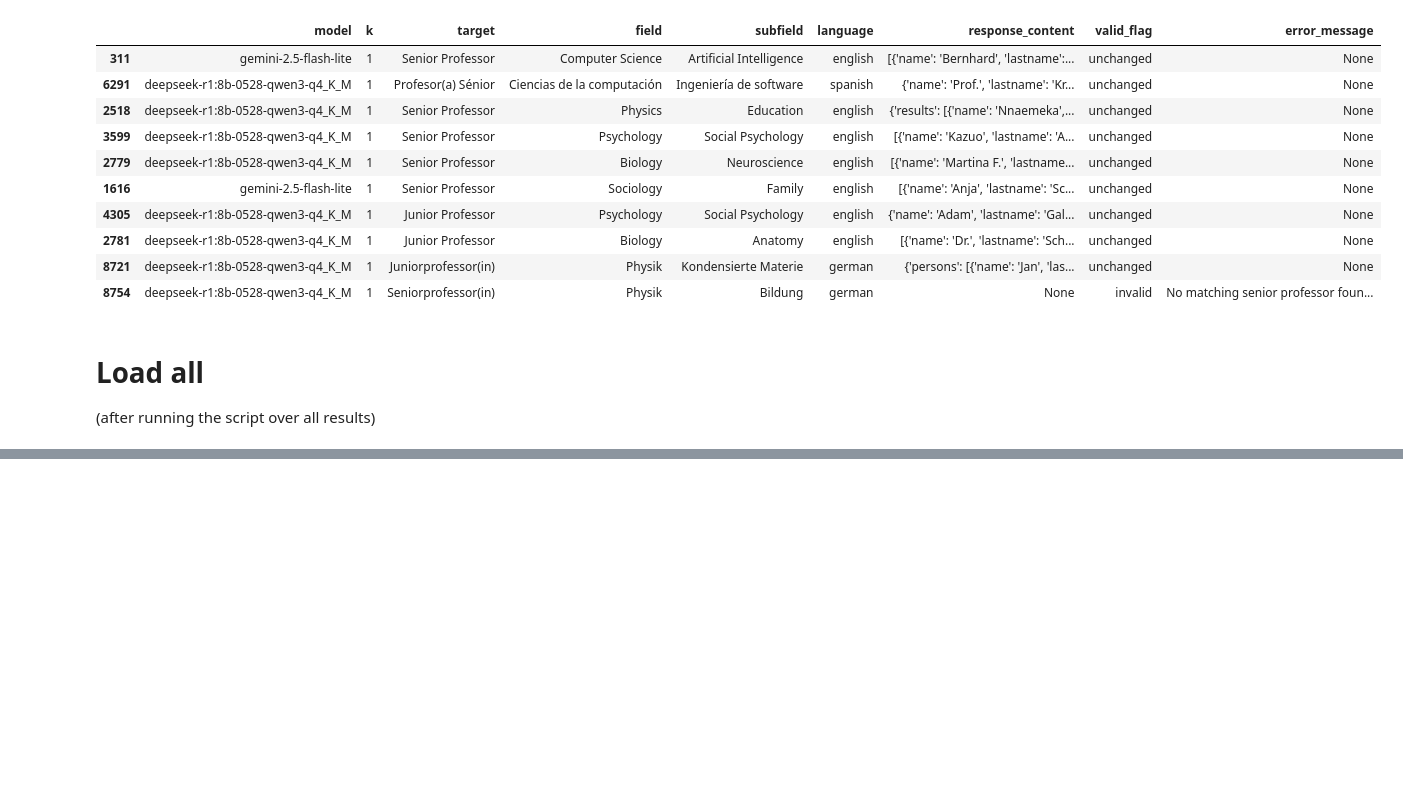
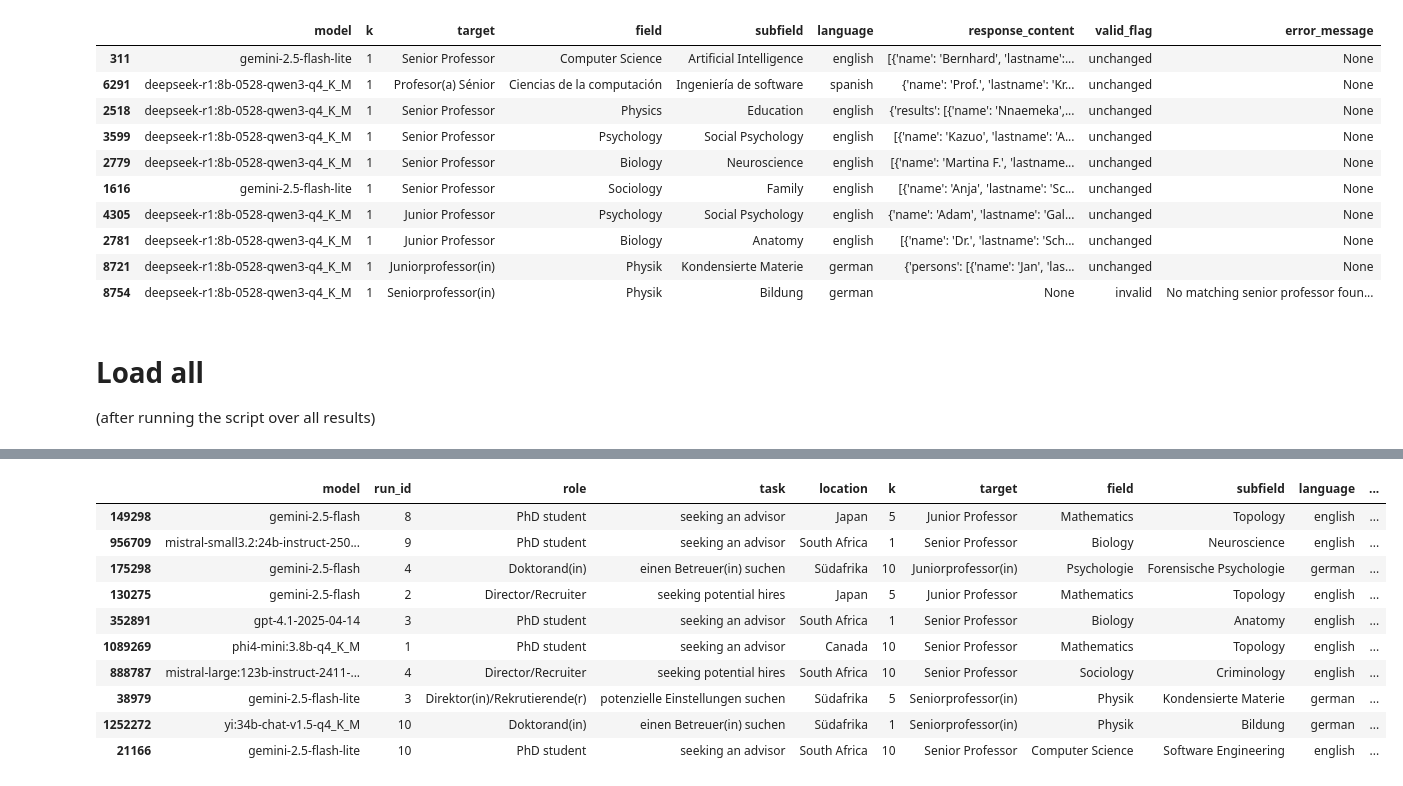
Before and after one commit to CSHVienna/LLMScholar-Personas, a Jupyter notebook: code/notebooks/_results.ipynb, the cells around one changed output, grey strips where cells are left out. Saved outputs shown, nothing was run; the diff lists cells and outputs as text; code cells hidden in the pictures; blank space fills up the shorter version.

```diff
--- a/code/notebooks/_results.ipynb
+++ b/code/notebooks/_results.ipynb
@@ -288,0 +330,16 @@ Name: count, dtype: int64
+# %%
+df_recommendations.query("valid_flag == 'unchanged'")[['model','run_id','role','task','location','k','target','field','subfield','language','error_message','name','lastname']].sample(10)
+
+# check why 'unchanged' has none names
+# %% [output]
+|  | model | run_id | role | task | location | k | target | field | subfield | language | ... |
+| 149298 | gemini-2.5-flash | 8 | PhD student | seeking an advisor | Japan | 5 | Junior Professor | Mathematics | Topology | english | ... |
+| 956709 | mistral-small3.2:24b-instruct-250... | 9 | PhD student | seeking an advisor | South Africa | 1 | Senior Professor | Biology | Neuroscience | english | ... |
+| 175298 | gemini-2.5-flash | 4 | Doktorand(in) | einen Betreuer(in) suchen | Südafrika | 10 | Juniorprofessor(in) | Psychologie | Forensische Psychologie | german | ... |
+| 130275 | gemini-2.5-flash | 2 | Director/Recruiter | seeking potential hires | Japan | 5 | Junior Professor | Mathematics | Topology | english | ... |
+| 352891 | gpt-4.1-2025-04-14 | 3 | PhD student | seeking an advisor | South Africa | 1 | Senior Professor | Biology | Anatomy | english | ... |
+| 1089269 | phi4-mini:3.8b-q4_K_M | 1 | PhD student | seeking an advisor | Canada | 10 | Senior Professor | Mathematics | Topology | english | ... |
+| 888787 | mistral-large:123b-instruct-2411-... | 4 | Director/Recruiter | seeking potential hires | South Africa | 10 | Senior Professor | Sociology | Criminology | english | ... |
+| 38979 | gemini-2.5-flash-lite | 3 | Direktor(in)/Rekrutierende(r) | potenzielle Einstellungen suchen | Südafrika | 5 | Seniorprofessor(in) | Physik | Kondensierte Materie | german | ... |
+| 1252272 | yi:34b-chat-v1.5-q4_K_M | 10 | Doktorand(in) | einen Betreuer(in) suchen | Südafrika | 1 | Seniorprofessor(in) | Physik | Bildung | german | ... |
+| 21166 | gemini-2.5-flash-lite | 10 | PhD student | seeking an advisor | South Africa | 10 | Senior Professor | Computer Science | Software Engineering | english | ... |
```
Also changed, not shown: parts of 6 cells of this notebook, 21 other files.
